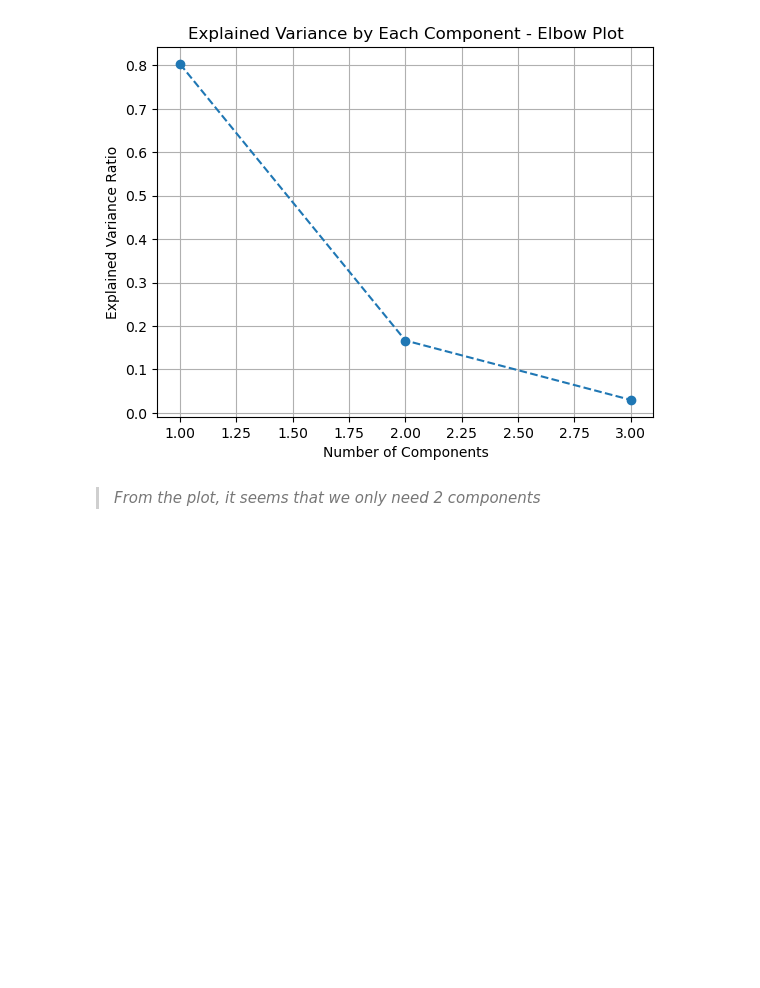
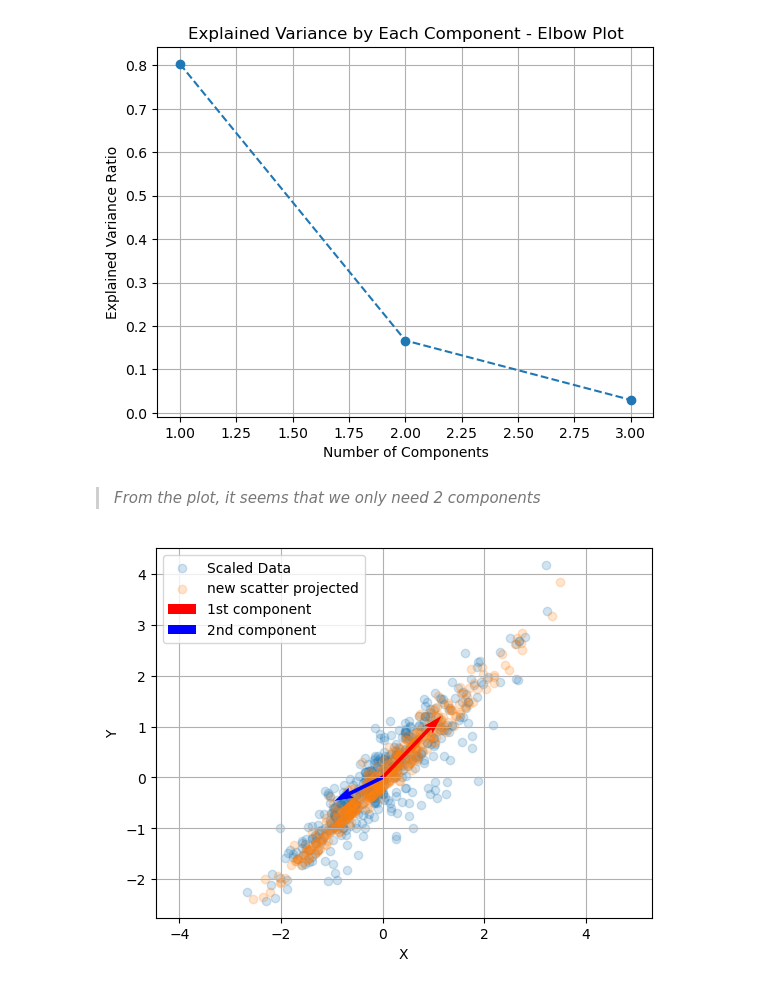
Before and after one commit to nassimlamnini/PCA_Diabetes, a Jupyter notebook: PCA.ipynb, the cells around one changed output. Cells and saved outputs as stored; diff of their text form; code cells hidden in the pictures; blank space fills up the shorter version.

Commit message:
fixed the plot

```diff
--- a/PCA.ipynb
+++ b/PCA.ipynb
@@ -73,3 +73,23 @@ plt.show()
 # %%
 pca2 = PCA(n_components=2)
 data_pca2 = pca2.fit_transform(data_scaled)
+# %%
+
+#plt.scatter(data_pca2[:, 0], data_pca2[:, 1])
+
+data_projected = pca2.inverse_transform(data_pca2)
+
+plt.scatter(data_scaled[:, 0], data_scaled[:, 1], alpha=0.2 ,label='Scaled Data')
+plt.scatter(data_projected[:, 0], data_projected[:, 1], alpha = 0.2, label='new scatter projected')
+
+plt.quiver(0, 0, pca2.components_[0, 0], pca2.components_[0, 1], scale=5, color='r', label='1st component')
+plt.quiver(0, 0, pca2.components_[1, 0], pca2.components_[1, 1], scale=5, color='b', label='2nd component')
+
+plt.xlabel('X')
+plt.ylabel('Y')
+plt.legend()
+plt.grid(True)
+plt.axis('equal')
+plt.show()
+# %% [output]
+[figure, added]
```
